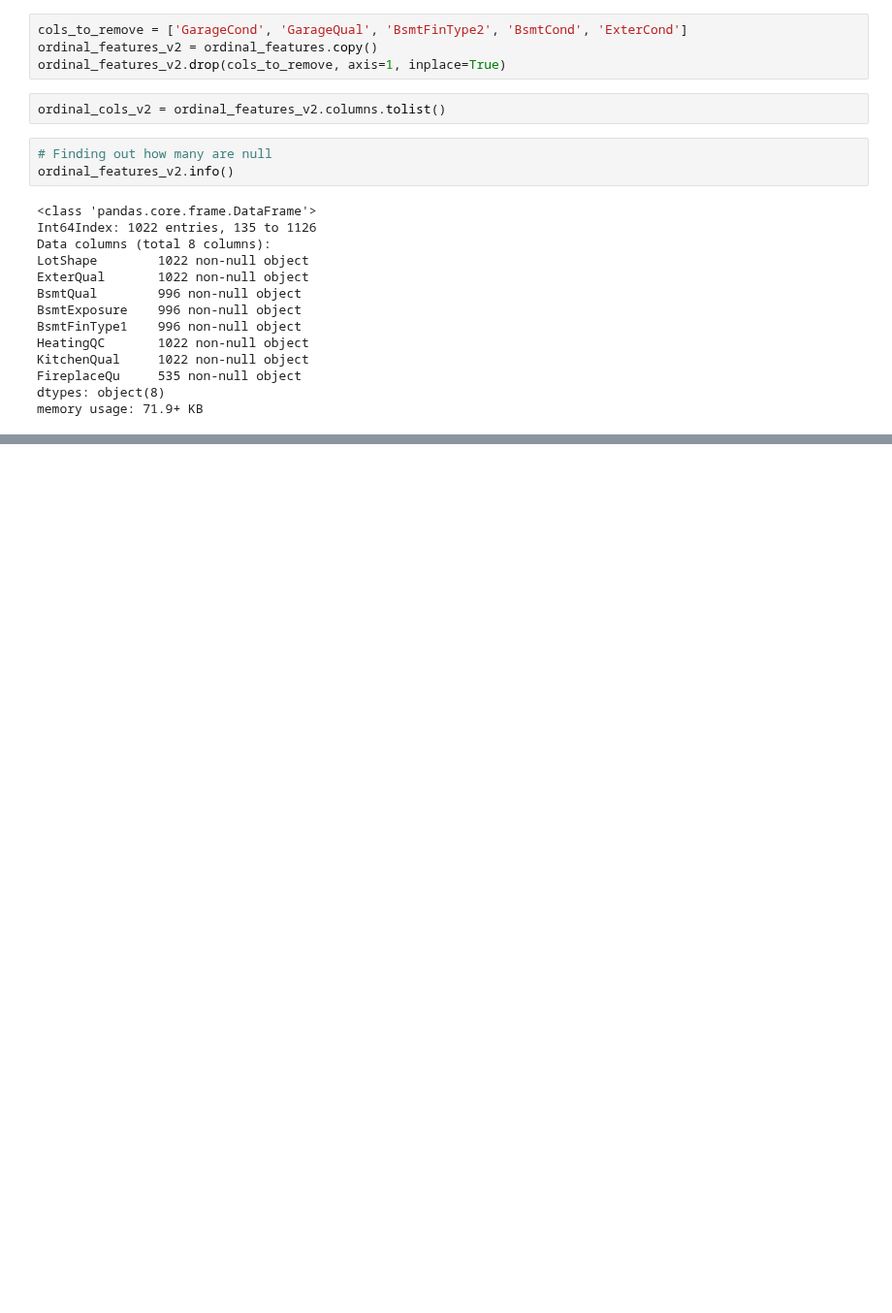
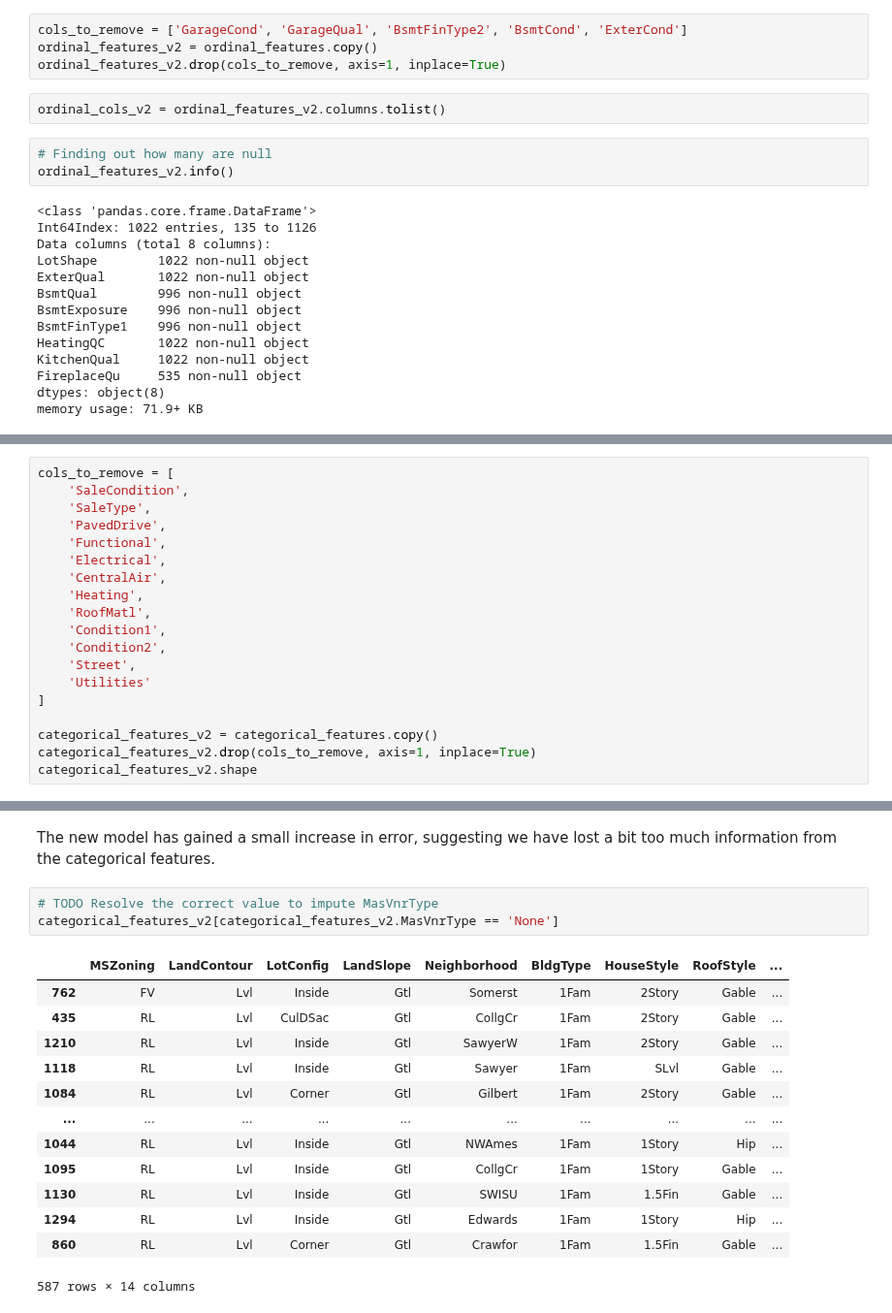
Before and after one commit to Ryan95Z/ml-house-prices, a Jupyter notebook: notebooks/4. Feature Engineering v2.ipynb, the cells around one changed output, grey strips where cells are left out. Shown at 97% size. Drawn from its saved outputs; the diff is of its cells as text; blank space fills up the shorter version.

Commit message:
continued to determine which features should be removed. Next will move onto engineering new features again to see if that reduces the error rate

```diff
--- a/notebooks/4. Feature Engineering v2.ipynb
+++ b/notebooks/4. Feature Engineering v2.ipynb
@@ -499,0 +572,19 @@ memory usage: 71.9+ KB
+# %%
+cols_to_remove = [
+    'SaleCondition',
+    'SaleType',
+    'PavedDrive',
+    'Functional',
+    'Electrical',
+    'CentralAir',
+    'Heating',
+    'RoofMatl',
+    'Condition1',
+    'Condition2',
+    'Street',
+    'Utilities'
+]
+
+categorical_features_v2 = categorical_features.copy()
+categorical_features_v2.drop(cols_to_remove, axis=1, inplace=True)
+categorical_features_v2.shape
@@ -499,0 +642,19 @@ memory usage: 71.9+ KB
+# %% [markdown]
+The new model has gained a small increase in error, suggesting we have lost a bit too much information from the categorical features.
+# %%
+# TODO Resolve the correct value to impute MasVnrType
+categorical_features_v2[categorical_features_v2.MasVnrType == 'None']
+# %% [output]
+|  | MSZoning | LandContour | LotConfig | LandSlope | Neighborhood | BldgType | HouseStyle | RoofStyle | ... |
+| 762 | FV | Lvl | Inside | Gtl | Somerst | 1Fam | 2Story | Gable | ... |
+| 435 | RL | Lvl | CulDSac | Gtl | CollgCr | 1Fam | 2Story | Gable | ... |
+| 1210 | RL | Lvl | Inside | Gtl | SawyerW | 1Fam | 2Story | Gable | ... |
+| 1118 | RL | Lvl | Inside | Gtl | Sawyer | 1Fam | SLvl | Gable | ... |
+| 1084 | RL | Lvl | Corner | Gtl | Gilbert | 1Fam | 2Story | Gable | ... |
+| ... | ... | ... | ... | ... | ... | ... | ... | ... | ... |
+| 1044 | RL | Lvl | Inside | Gtl | NWAmes | 1Fam | 1Story | Hip | ... |
+| 1095 | RL | Lvl | Inside | Gtl | CollgCr | 1Fam | 1Story | Gable | ... |
+| 1130 | RL | Lvl | Inside | Gtl | SWISU | 1Fam | 1.5Fin | Gable | ... |
+| 1294 | RL | Lvl | Inside | Gtl | Edwards | 1Fam | 1Story | Hip | ... |
+| 860 | RL | Lvl | Corner | Gtl | Crawfor | 1Fam | 1.5Fin | Gable | ... |
+587 rows × 14 columns
```
Also changed, not shown: parts of 16 cells of this notebook.
